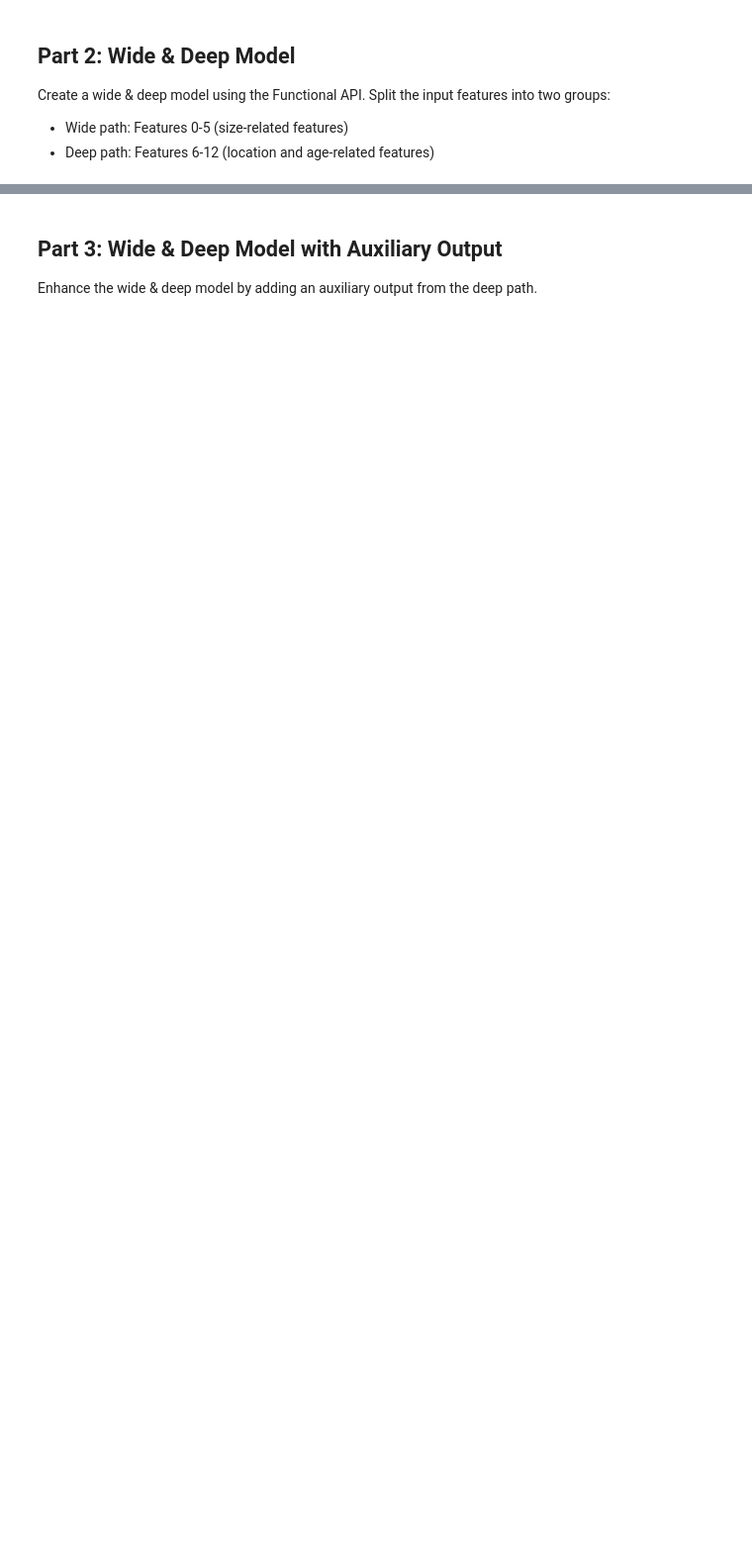
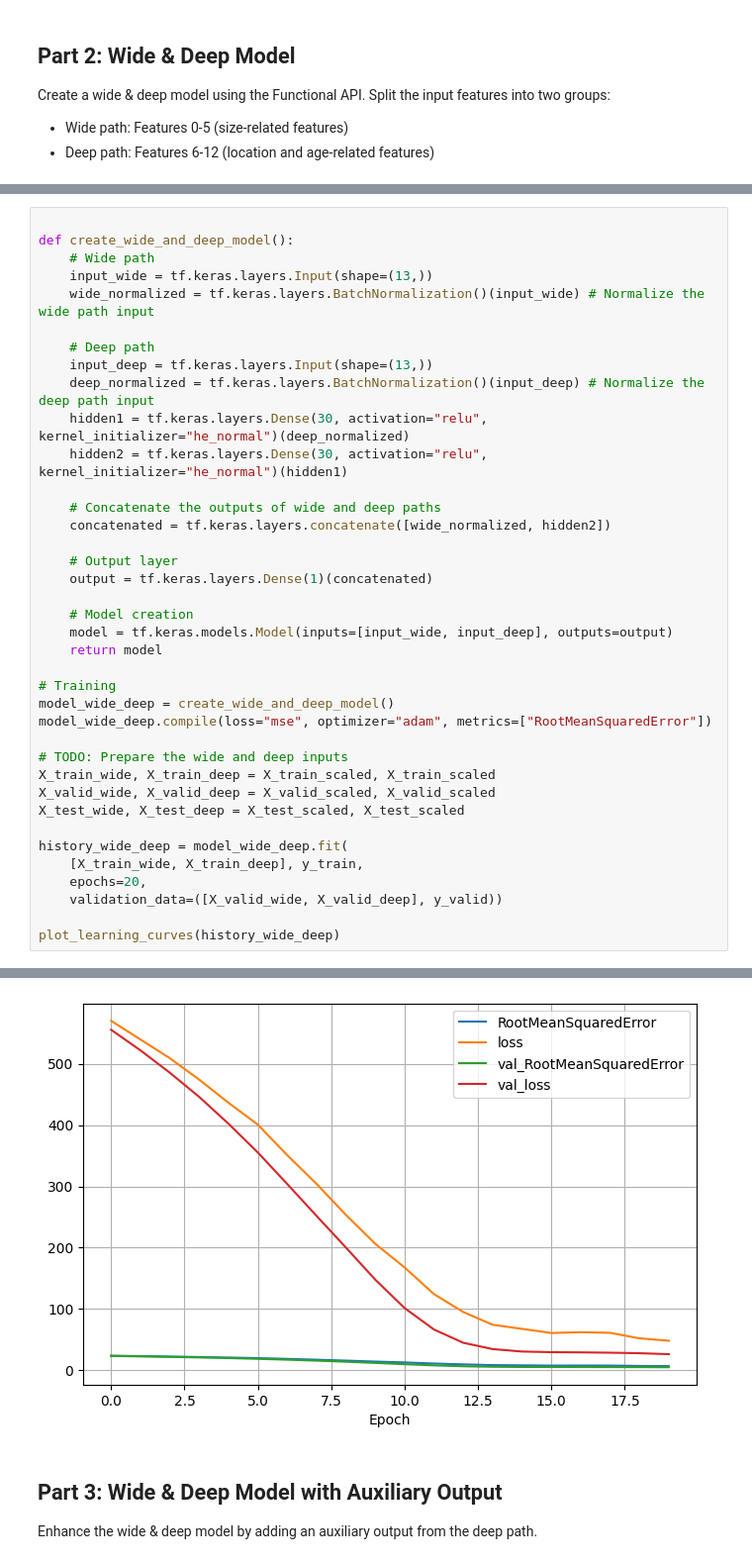
Before and after one commit to SU-IST707/week11-student-lecture-materials-cjkneiss, a Jupyter notebook: 11-week11/lab_exercises.ipynb, the cells around one changed output, grey strips where cells are left out. Shown: that part at 99% size. Saved outputs shown, nothing was run; the diff lists cells and outputs as text; blank space fills up the shorter version.

```diff
--- a/11-week11/lab_exercises.ipynb
+++ b/11-week11/lab_exercises.ipynb
@@ -105,0 +127,39 @@ plot_learning_curves(history_wide_deep)
+# %%
+
+def create_wide_and_deep_model():
+    # Wide path
+    input_wide = tf.keras.layers.Input(shape=(13,))
+    wide_normalized = tf.keras.layers.BatchNormalization()(input_wide) # Normalize the wide path input
+
+    # Deep path
+    input_deep = tf.keras.layers.Input(shape=(13,))
+    deep_normalized = tf.keras.layers.BatchNormalization()(input_deep) # Normalize the deep path input
+    hidden1 = tf.keras.layers.Dense(30, activation="relu", kernel_initializer="he_normal")(deep_normalized)
+    hidden2 = tf.keras.layers.Dense(30, activation="relu", kernel_initializer="he_normal")(hidden1)
+
+    # Concatenate the outputs of wide and deep paths
+    concatenated = tf.keras.layers.concatenate([wide_normalized, hidden2])
+
+    # Output layer
+    output = tf.keras.layers.Dense(1)(concatenated)
+
+    # Model creation
+    model = tf.keras.models.Model(inputs=[input_wide, input_deep], outputs=output)
+    return model
+
+# Training
+model_wide_deep = create_wide_and_deep_model()
+model_wide_deep.compile(loss="mse", optimizer="adam", metrics=["RootMeanSquaredError"])
+
+# TODO: Prepare the wide and deep inputs
+X_train_wide, X_train_deep = X_train_scaled, X_train_scaled
+X_valid_wide, X_valid_deep = X_valid_scaled, X_valid_scaled
+X_test_wide, X_test_deep = X_test_scaled, X_test_scaled
+
+history_wide_deep = model_wide_deep.fit(
+    [X_train_wide, X_train_deep], y_train,
+    epochs=20,
+    validation_data=([X_valid_wide, X_valid_deep], y_valid))
+
+plot_learning_curves(history_wide_deep)
+# %% [output]
@@ -106,3 +184,4 @@ plot_learning_curves(history_wide_deep)
+[figure, added]
 # %% [markdown]
 
 
```
Also changed, not shown: parts of 12 cells of this notebook.
